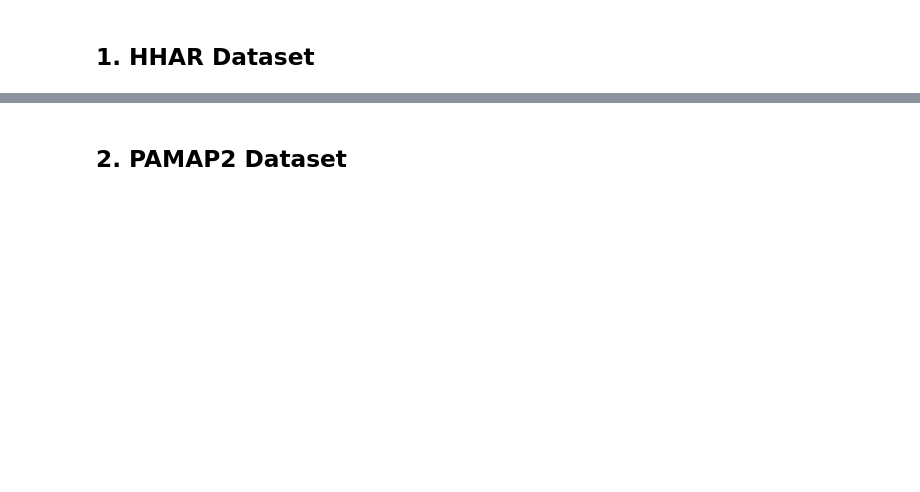
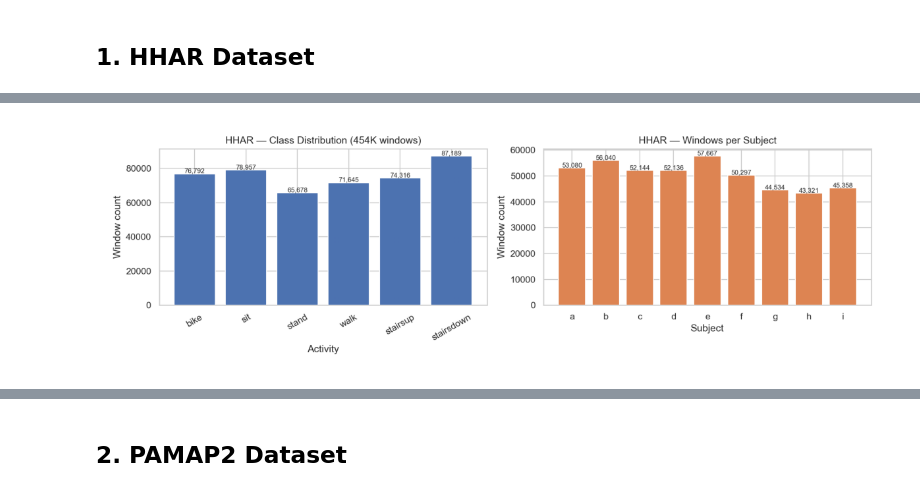
Before and after one commit to DrashtiShah23/GNN_LSTM, a Jupyter notebook: notebooks/01_data_exploration.ipynb, the cells around one changed output, grey strips where cells are left out. Drawn from its saved outputs; the diff is of its cells as text; code cells hidden in the pictures; blank space fills up the shorter version.

```diff
--- a/notebooks/01_data_exploration.ipynb
+++ b/notebooks/01_data_exploration.ipynb
@@ -39,25 +51,9 @@ except FileNotFoundError as e:
 # %%
-# Only run if data loaded successfully
-try:
-    df_hhar.columns = [c.lower() for c in df_hhar.columns]
-
-    # Activity distribution
-    gt_col = 'gt' if 'gt' in df_hhar.columns else 'activity'
-    fig, axes = plt.subplots(1, 2, figsize=(14, 4))
-
-    df_hhar[gt_col].value_counts().plot(kind='bar', ax=axes[0], color='steelblue')
-    axes[0].set_title('HHAR — Activity Distribution')
-    axes[0].set_xlabel('Activity')
-    axes[0].set_ylabel('Sample Count')
-
-    # User distribution
-    df_hhar['user'].value_counts().plot(kind='bar', ax=axes[1], color='coral')
-    axes[1].set_title('HHAR — Samples per User')
-    axes[1].set_xlabel('User')
-    axes[1].set_ylabel('Sample Count')
-
-    plt.tight_layout()
-    plt.show()
-except Exception:
-    print('Data not loaded — skipping plot.')
+## HHAR — Class & Subject Distribution
+img = mpimg.imread(PLOTS / 'eda_hhar_distributions.png')
+fig, ax = plt.subplots(figsize=(13, 4))
+ax.imshow(img); ax.axis('off')
+plt.tight_layout(); plt.show()
+# %% [output]
+[figure, added]
 # %%
```
Also changed, not shown: parts of 8 cells of this notebook, 4 other files.
